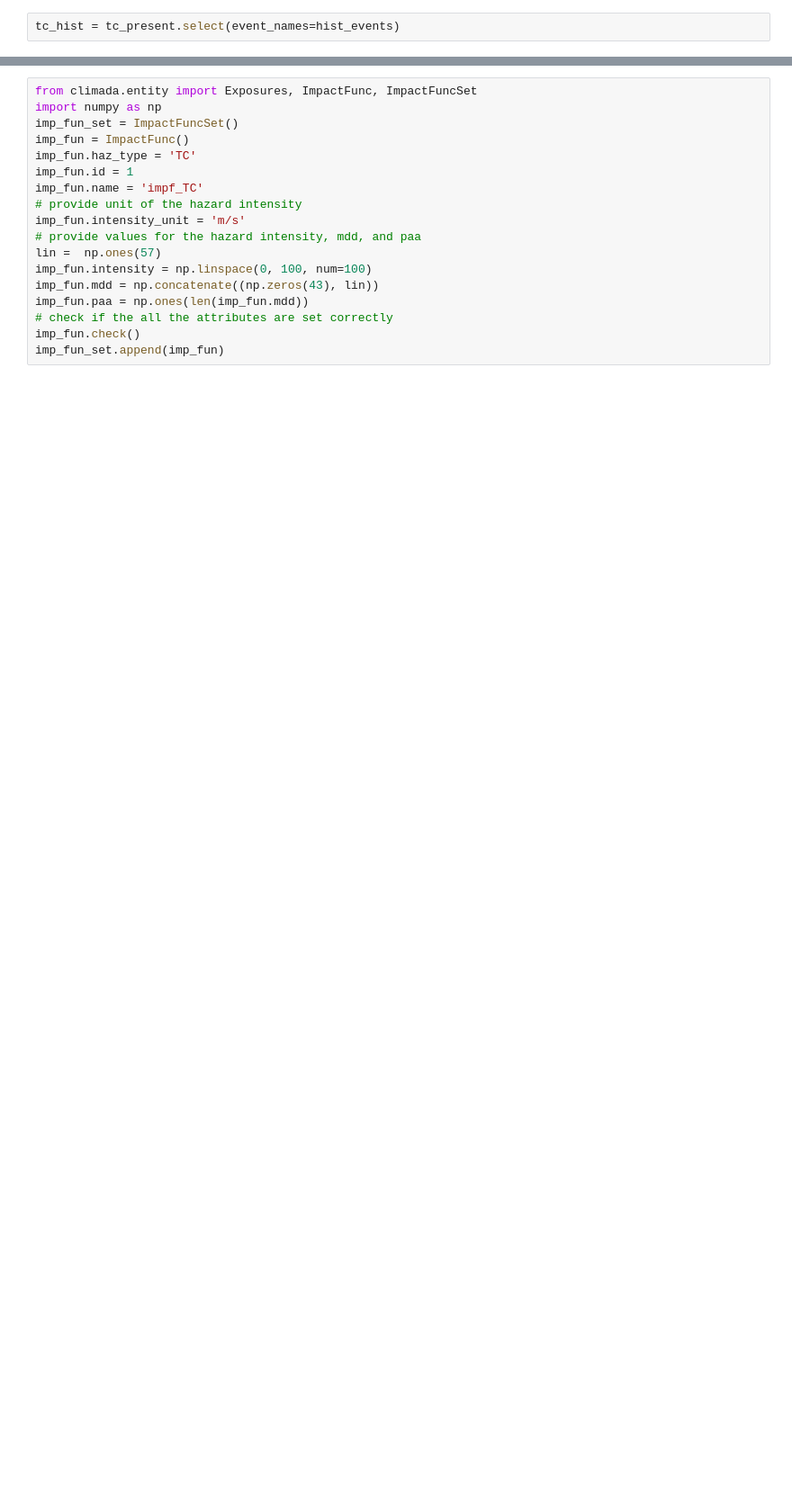
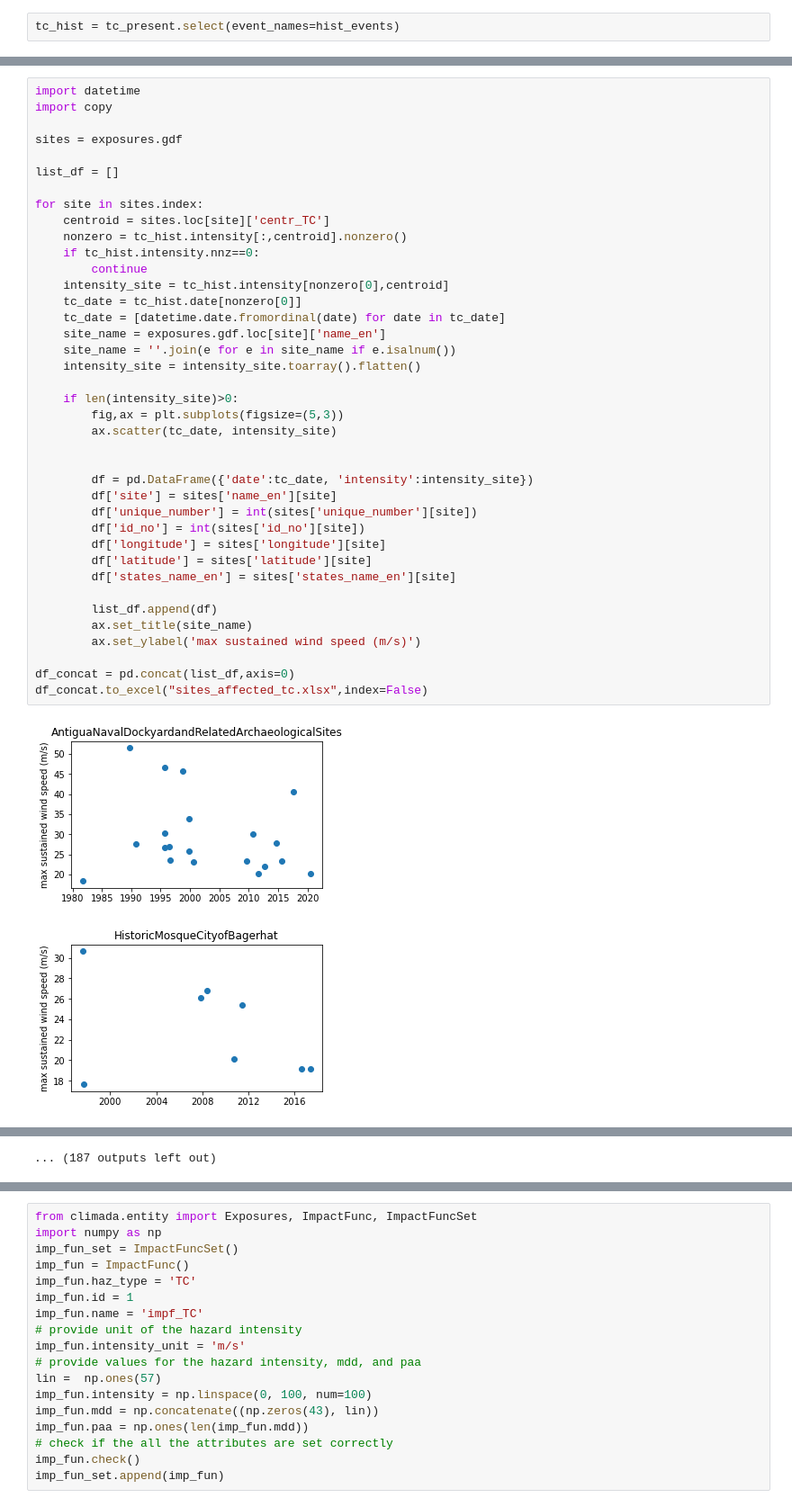
Before and after one commit to zeliest/UNESCO, a Jupyter notebook: unesco_sites.ipynb, the cells around one changed output, grey strips where cells are left out. Shown at 90% size. Saved outputs shown, nothing was run; the diff lists cells and outputs as text; blank space fills up the shorter version.

```diff
--- a/unesco_sites.ipynb
+++ b/unesco_sites.ipynb
@@ -46,0 +82,42 @@ tc_hist = tc_present.select(event_names=hist_events)
+# %%
+import datetime
+import copy
+
+sites = exposures.gdf
+
+list_df = []
+
+for site in sites.index:
+    centroid = sites.loc[site]['centr_TC']
+    nonzero = tc_hist.intensity[:,centroid].nonzero()
+    if tc_hist.intensity.nnz==0:
+        continue
+    intensity_site = tc_hist.intensity[nonzero[0],centroid]
+    tc_date = tc_hist.date[nonzero[0]]
+    tc_date = [datetime.date.fromordinal(date) for date in tc_date]
+    site_name = exposures.gdf.loc[site]['name_en']
+    site_name = ''.join(e for e in site_name if e.isalnum())
+    intensity_site = intensity_site.toarray().flatten()
+
+    if len(intensity_site)>0:
+        fig,ax = plt.subplots(figsize=(5,3))
+        ax.scatter(tc_date, intensity_site)
+
+
+        df = pd.DataFrame({'date':tc_date, 'intensity':intensity_site})
+        df['site'] = sites['name_en'][site]
+        df['unique_number'] = int(sites['unique_number'][site])
+        df['id_no'] = int(sites['id_no'][site])
+        df['longitude'] = sites['longitude'][site]
+        df['latitude'] = sites['latitude'][site]
+        df['states_name_en'] = sites['states_name_en'][site]
+
+        list_df.append(df)
+        ax.set_title(site_name)
+        ax.set_ylabel('max sustained wind speed (m/s)')
+
+df_concat = pd.concat(list_df,axis=0)
+df_concat.to_excel("sites_affected_tc.xlsx",index=False)
+# %% [output]
+[figure, new version]
+[figure, new version]
@@ -46,0 +134 @@ tc_hist = tc_present.select(event_names=hist_events)
+... (187 outputs left out)
```
Also changed, not shown: parts of 39 cells of this notebook, 5 other files.
